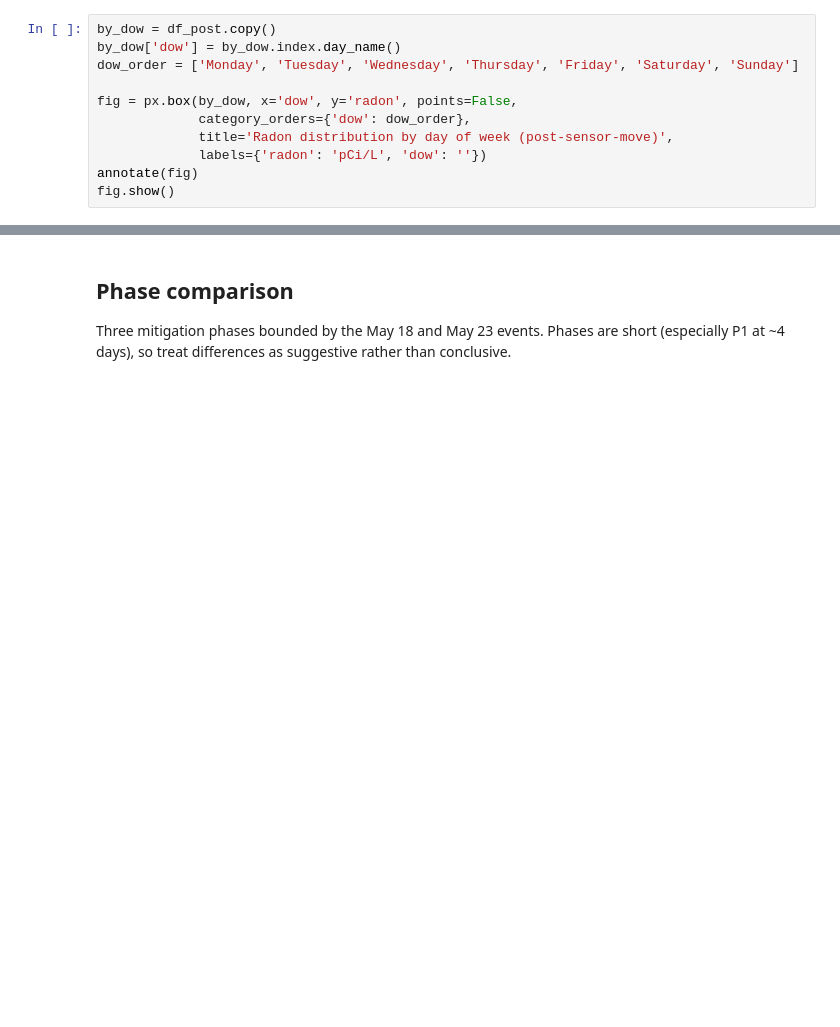
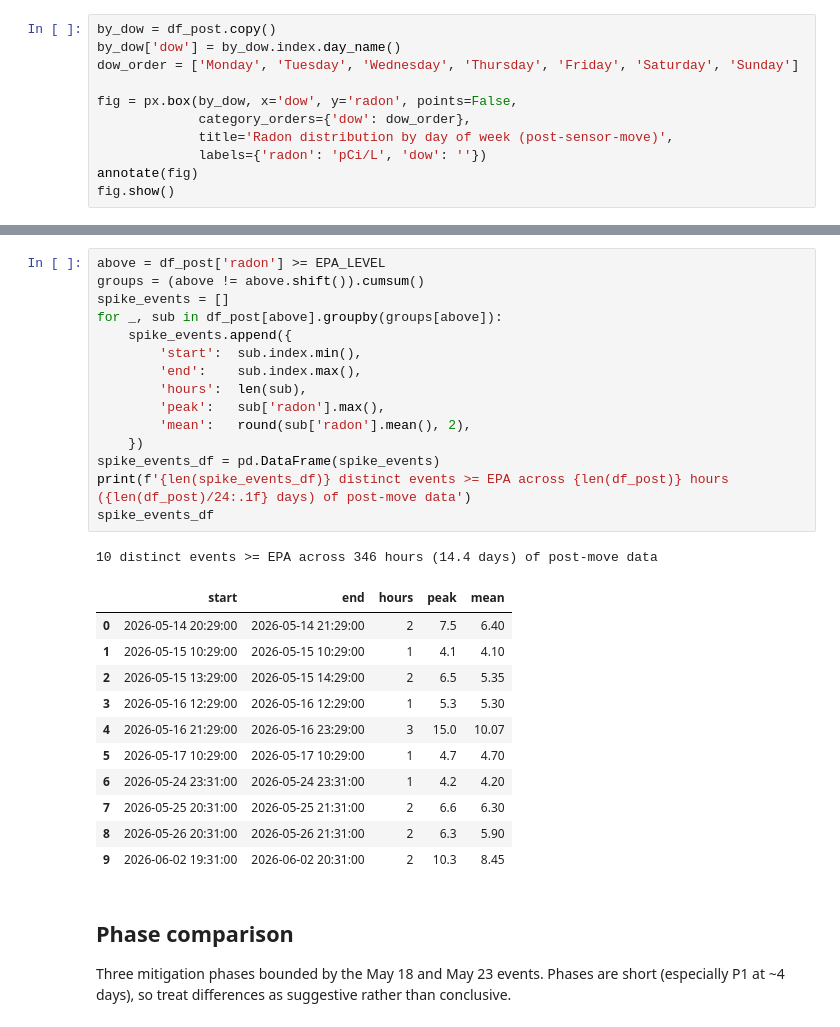
Before and after one commit to ryanatallah/radon-analysis, a Jupyter notebook: radon.ipynb, the cells around one changed output, grey strips where cells are left out. Saved outputs shown, nothing was run; the diff lists cells and outputs as text; blank space fills up the shorter version.

```diff
--- a/radon.ipynb
+++ b/radon.ipynb
@@ -223,3 +299,31 @@ Max:                15.00   on 2026-05-16 22:29:00
+# %%
+above = df_post['radon'] >= EPA_LEVEL
+groups = (above != above.shift()).cumsum()
+spike_events = []
+for _, sub in df_post[above].groupby(groups[above]):
+    spike_events.append({
+        'start':  sub.index.min(),
+        'end':    sub.index.max(),
+        'hours':  len(sub),
+        'peak':   sub['radon'].max(),
+        'mean':   round(sub['radon'].mean(), 2),
+    })
+spike_events_df = pd.DataFrame(spike_events)
+print(f'{len(spike_events_df)} distinct events >= EPA across {len(df_post)} hours ({len(df_post)/24:.1f} days) of post-move data')
+spike_events_df
+# %% [output]
+10 distinct events >= EPA across 346 hours (14.4 days) of post-move data
+|  | start | end | hours | peak | mean |
+| 0 | 2026-05-14 20:29:00 | 2026-05-14 21:29:00 | 2 | 7.5 | 6.40 |
+| 1 | 2026-05-15 10:29:00 | 2026-05-15 10:29:00 | 1 | 4.1 | 4.10 |
+| 2 | 2026-05-15 13:29:00 | 2026-05-15 14:29:00 | 2 | 6.5 | 5.35 |
+| 3 | 2026-05-16 12:29:00 | 2026-05-16 12:29:00 | 1 | 5.3 | 5.30 |
+| 4 | 2026-05-16 21:29:00 | 2026-05-16 23:29:00 | 3 | 15.0 | 10.07 |
+| 5 | 2026-05-17 10:29:00 | 2026-05-17 10:29:00 | 1 | 4.7 | 4.70 |
+| 6 | 2026-05-24 23:31:00 | 2026-05-24 23:31:00 | 1 | 4.2 | 4.20 |
+| 7 | 2026-05-25 20:31:00 | 2026-05-25 21:31:00 | 2 | 6.6 | 6.30 |
+| 8 | 2026-05-26 20:31:00 | 2026-05-26 21:31:00 | 2 | 6.3 | 5.90 |
+| 9 | 2026-06-02 19:31:00 | 2026-06-02 20:31:00 | 2 | 10.3 | 8.45 |
 # %% [markdown]
 ## Phase comparison
 
```
Also changed, not shown: parts of 14 cells of this notebook.
